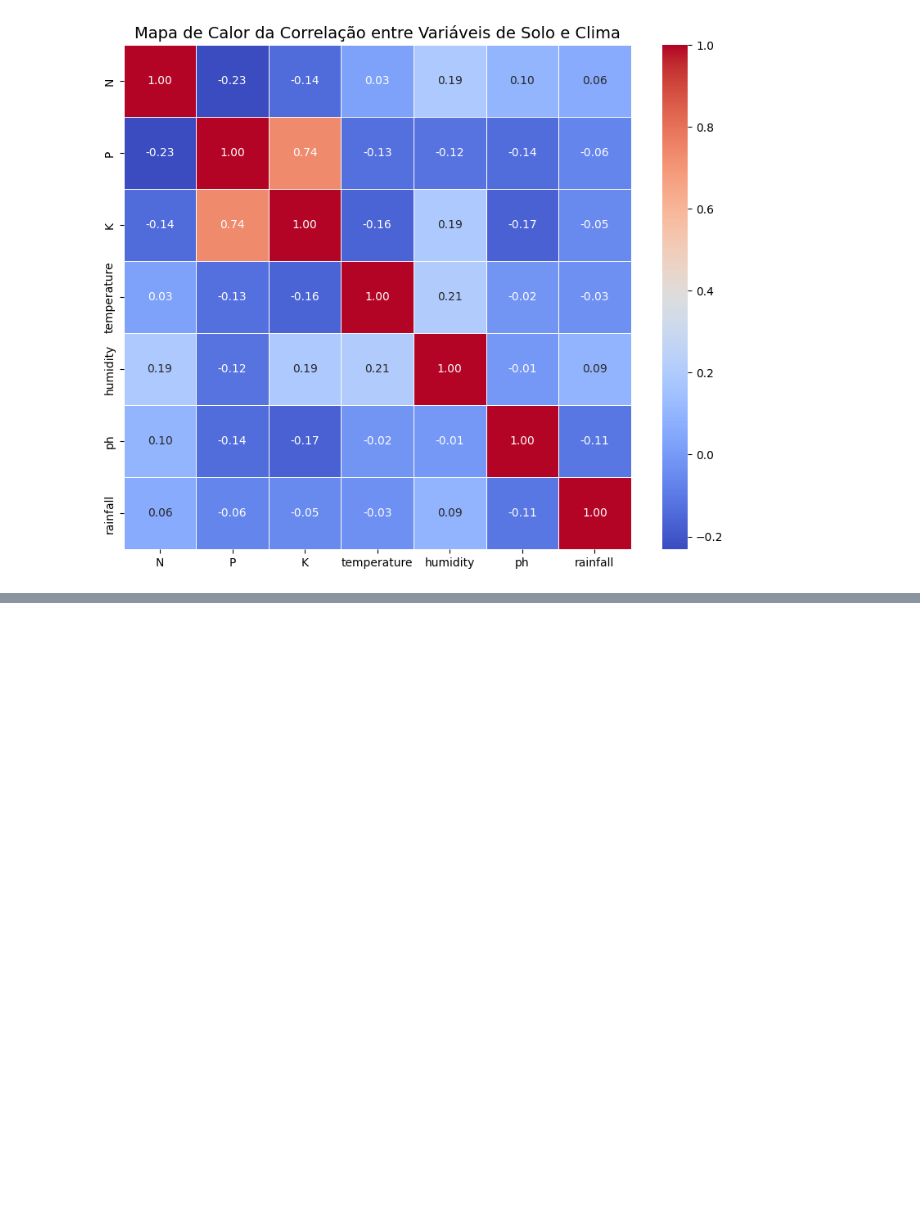
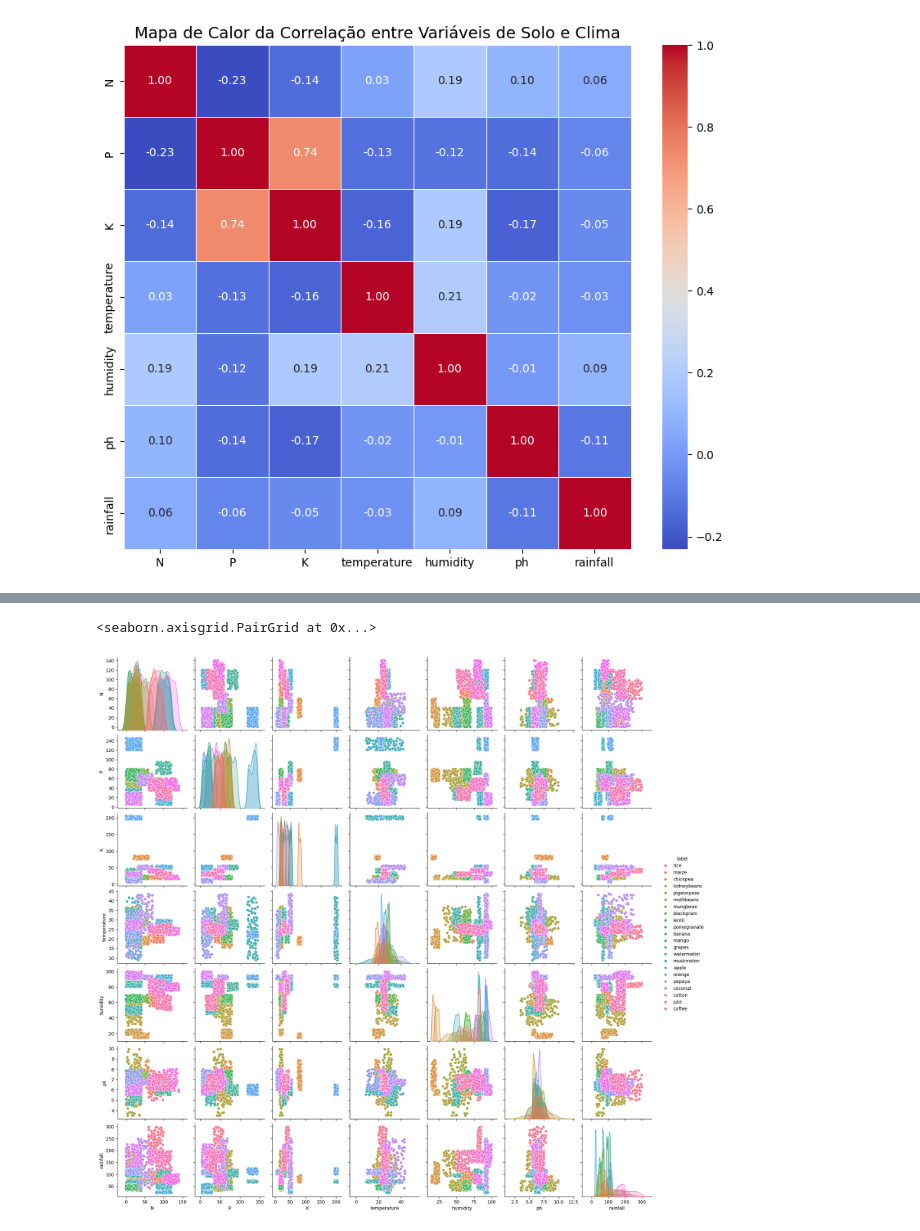
Before and after one commit to PVC2020/Agriculture-Crop-Production-In-India, a Jupyter notebook: Crop_analysis_and_prediction.ipynb, the cells around one changed output, grey strips where cells are left out. Saved outputs shown, nothing was run; the diff lists cells and outputs as text; code cells hidden in the pictures; blank space fills up the shorter version.

```diff
--- a/Crop_analysis_and_prediction.ipynb
+++ b/Crop_analysis_and_prediction.ipynb
@@ -199,0 +204,5 @@ plt.show()
+# %%
+sns.pairplot(df_crop, hue = 'label')
+# %% [output]
+<seaborn.axisgrid.PairGrid at 0x...>
+[figure, added]
```
Also changed, not shown: parts of 7 cells of this notebook.
